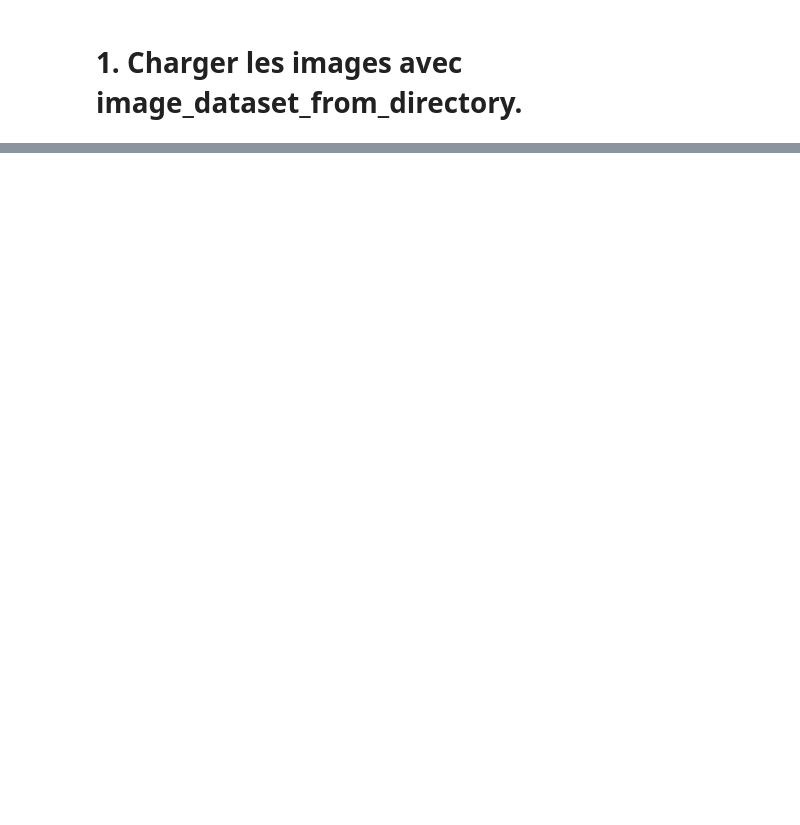
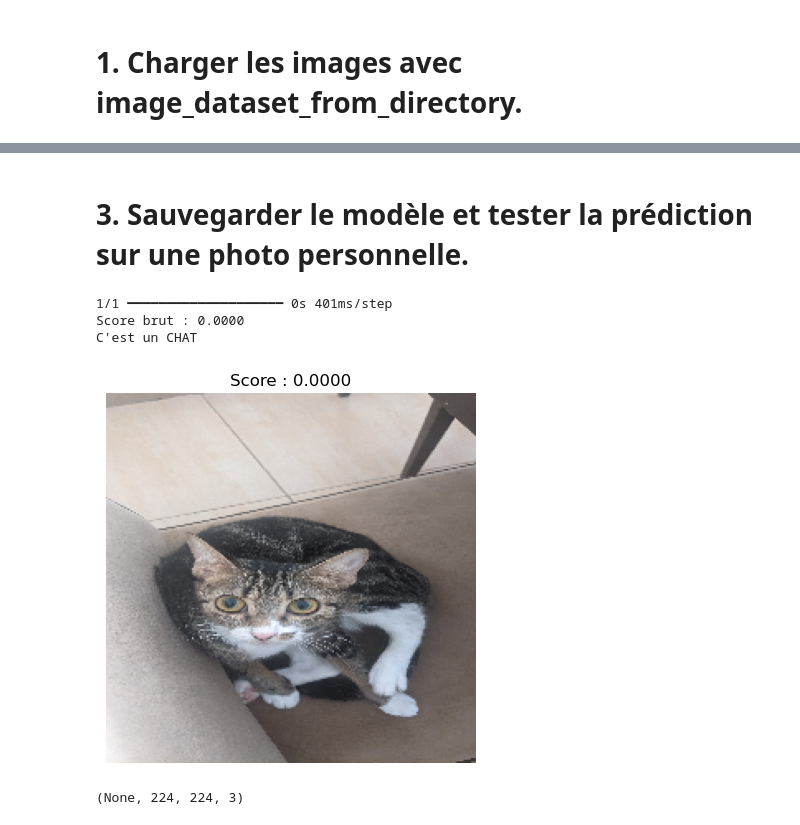
Before and after one commit to ulyssesylvainengoutou-dev/Projet-CNN, a Jupyter notebook: Notebook.ipynb, the cells around one changed output, grey strips where cells are left out. Drawn from its saved outputs; the diff is of its cells as text; code cells hidden in the pictures; blank space fills up the shorter version.

```diff
--- a/Notebook.ipynb
+++ b/Notebook.ipynb
@@ -54,0 +94,37 @@ Using 4000 files for validation.
+# %% [markdown]
+# 3. Sauvegarder le modèle et tester la prédiction sur une photo personnelle.
+# %%
+import tensorflow as tf
+import numpy as np
+from tensorflow.keras.preprocessing import image
+import matplotlib.pyplot as plt
+
+model = tf.keras.models.load_model('modele_dogs_cats.keras')
+
+img_path = 'photo test/PXL_20260701_155938451.jpg'  #Chemin de la photo
+img = image.load_img(img_path, target_size=(224, 224))
+
+img_array = image.img_to_array(img)
+img_array = np.expand_dims(img_array, axis=0)
+
+prediction = model.predict(img_array)
+print(f"Score brut : {prediction[0][0]:.4f}")
+
+if prediction[0][0] > 0.5:
+    print("C'est un CHIEN")
+else:
+    print("C'est un CHAT")
+
+plt.imshow(img)
+plt.axis('off')
+plt.title(f"Score : {prediction[0][0]:.4f}")
+plt.show()
+# %% [output]
+1/1 ━━━━━━━━━━━━━━━━━━━━ 0s 401ms/step
+Score brut : 0.0000
+C'est un CHAT
+[figure, added]
+# %%
+print(model.input_shape)
+# %% [output]
+(None, 224, 224, 3)
```
Also changed, not shown: parts of 6 cells of this notebook, 3 other files.
